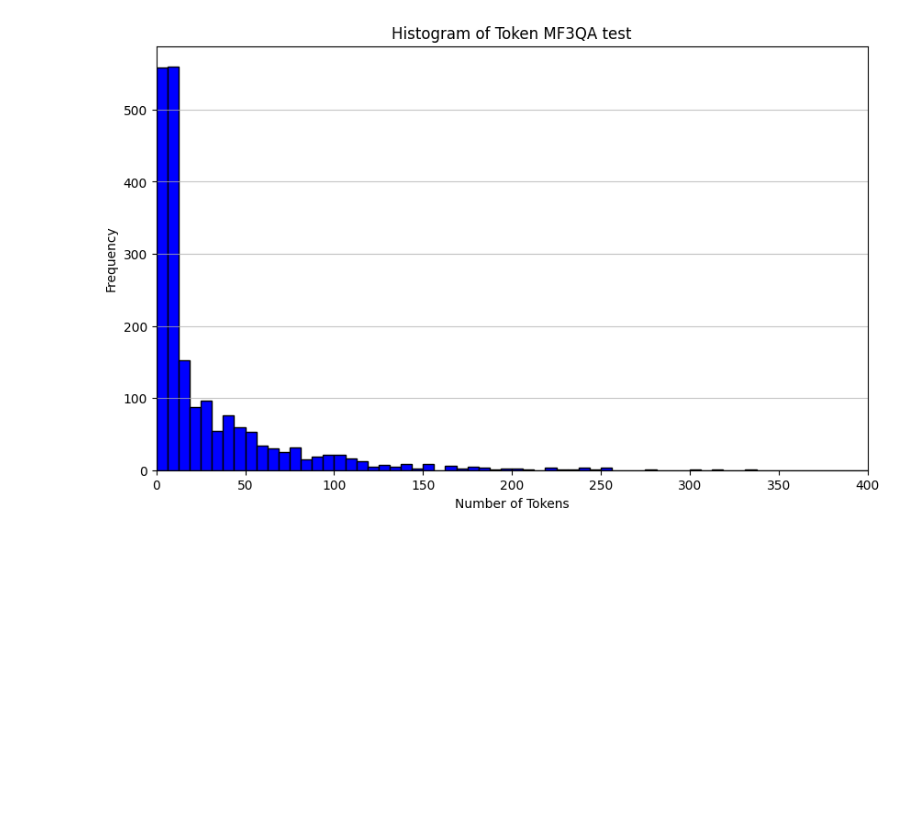
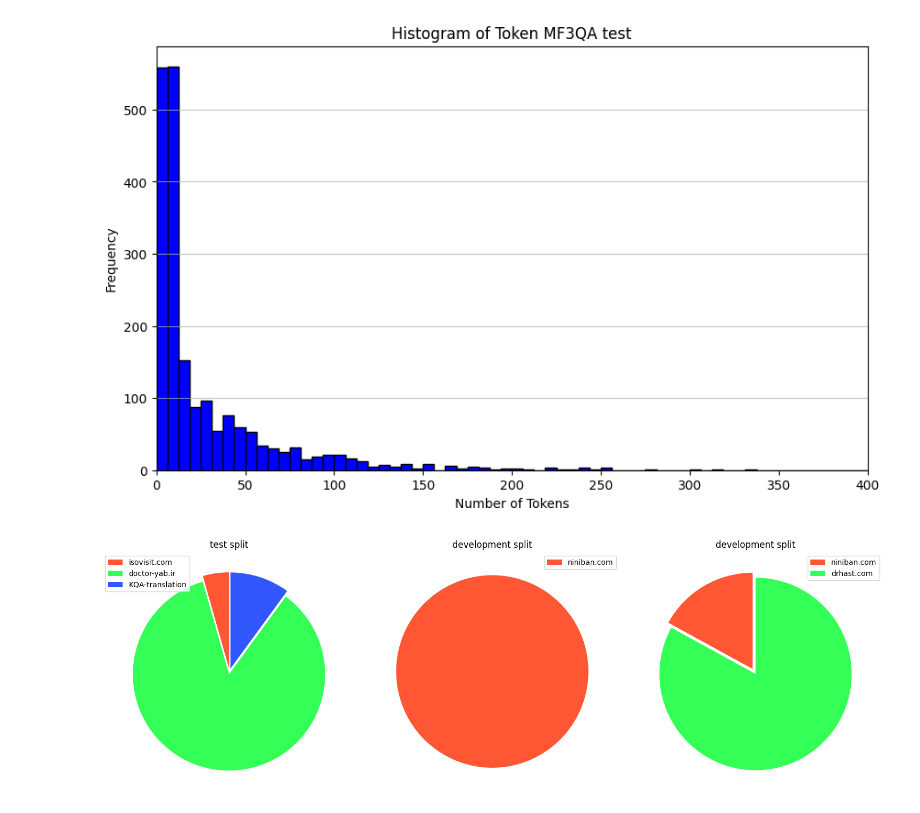
Before and after one commit to Mehrdadghassabi/Gaokerena-V, a Jupyter notebook: assets/analysis.ipynb, the cells around one changed output. Saved outputs shown, nothing was run; the diff lists cells and outputs as text; code cells hidden in the pictures; blank space fills up the shorter version.

```diff
--- a/assets/analysis.ipynb
+++ b/assets/analysis.ipynb
@@ -193,0 +204,51 @@ plot_histogram(test_token_counts,'test')
+# %%
+df = pd.read_excel('./dev.xlsx')
+dev_sources = ['niniban.com']
+dev_accumulators = [0]
+for index,row in df.iterrows():
+    source = row['Source']
+    if source == 'niniban.com':
+       dev_accumulators[0] += 1
+# %%
+df = pd.read_excel('./test.xlsx')
+test_sources = ['isovisit.com','doctor-yab.ir','KQA-translation']
+test_accumulators = [0,0,0]
+for index,row in df.iterrows():
+    source = row['Source']
+    if source == 'isovisit.com':
+       test_accumulators[0] += 1
+    if source == 'doctor-yab.ir':
+       test_accumulators[1] += 1
+    if source == 'kqa':
+       test_accumulators[2] += 1
+# %%
+fig, axs = plt.subplots(1, 3, figsize=(15, 5))
+
+colors = [
+    '#FF5733',  # Coral Red
+    '#33FF57',  # Lime Green
+    '#3357FF',  # Bright Blue
+]
+
+test_explode = (0.03,) * len(test_accumulators)
+axs[0].pie(test_accumulators, autopct=None, startangle=90, explode=test_explode,colors =colors)
+axs[0].legend(test_sources, loc="best")
+axs[0].set_title('test split')
+axs[0].axis('equal')
+
+dev_explode = (0.03,) * len(dev_accumulators)
+axs[1].pie(dev_accumulators, autopct=None, startangle=90, explode=dev_explode,colors =colors)
+axs[1].legend(dev_sources, loc="best")
+axs[1].set_title('development split')
+axs[1].axis('equal')
+
+train_explode = (0.03,) * len(train_accumulators)
+axs[2].pie(train_accumulators, autopct=None, startangle=90, explode=train_explode,colors =colors)
+axs[2].legend(train_sources, loc="best")
+axs[2].set_title('development split')
+axs[2].axis('equal')
+
+plt.tight_layout()
+plt.show()
+# %% [output]
+[figure, added]
```
Also changed, not shown: parts of 4 cells of this notebook.
